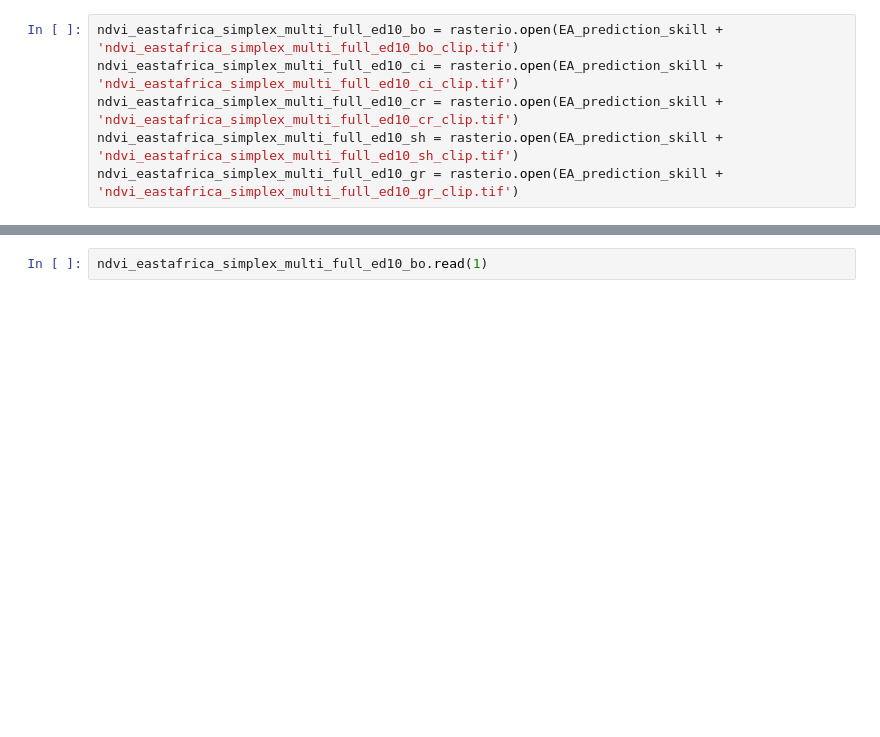
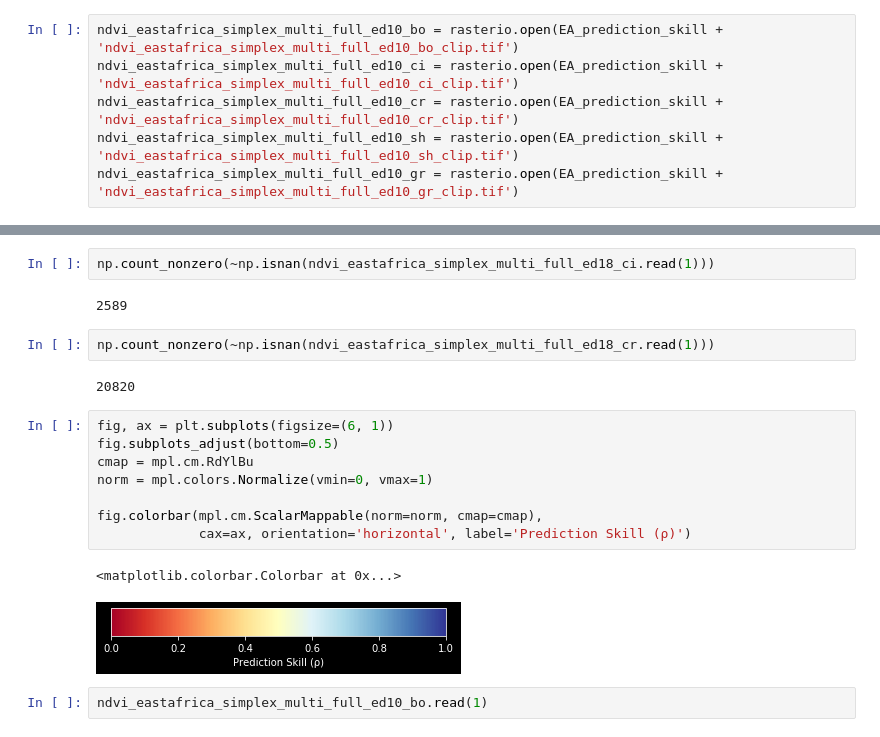
Before and after one commit to ecohydro/DroughtEDM, a Jupyter notebook: Notebooks/EDM/simplex_maps.ipynb, the cells around one changed output, grey strips where cells are left out. Saved outputs shown, nothing was run; the diff lists cells and outputs as text; blank space fills up the shorter version.

```diff
--- a/Notebooks/EDM/simplex_maps.ipynb
+++ b/Notebooks/EDM/simplex_maps.ipynb
@@ -151,3 +205,22 @@ ax5.tick_params(axis = 'both', which = 'major', labelsize = 24)
+# %%
+np.count_nonzero(~np.isnan(ndvi_eastafrica_simplex_multi_full_ed18_ci.read(1)))
+# %% [output]
+2589
+# %%
+np.count_nonzero(~np.isnan(ndvi_eastafrica_simplex_multi_full_ed18_cr.read(1)))
+# %% [output]
+20820
+# %%
+fig, ax = plt.subplots(figsize=(6, 1))
+fig.subplots_adjust(bottom=0.5)
+cmap = mpl.cm.RdYlBu
+norm = mpl.colors.Normalize(vmin=0, vmax=1)
+
+fig.colorbar(mpl.cm.ScalarMappable(norm=norm, cmap=cmap),
+             cax=ax, orientation='horizontal', label='Prediction Skill (ρ)')
+# %% [output]
+<matplotlib.colorbar.Colorbar at 0x...>
+[figure, added]
 # %%
 ndvi_eastafrica_simplex_multi_full_ed10_bo.read(1)
 # %% [output]
```
Also changed, not shown: parts of 5 cells of this notebook, 45 other files.
